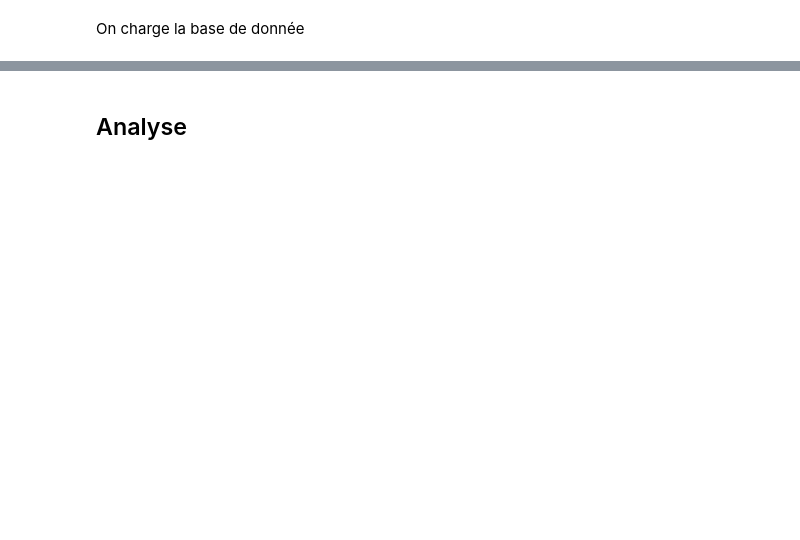
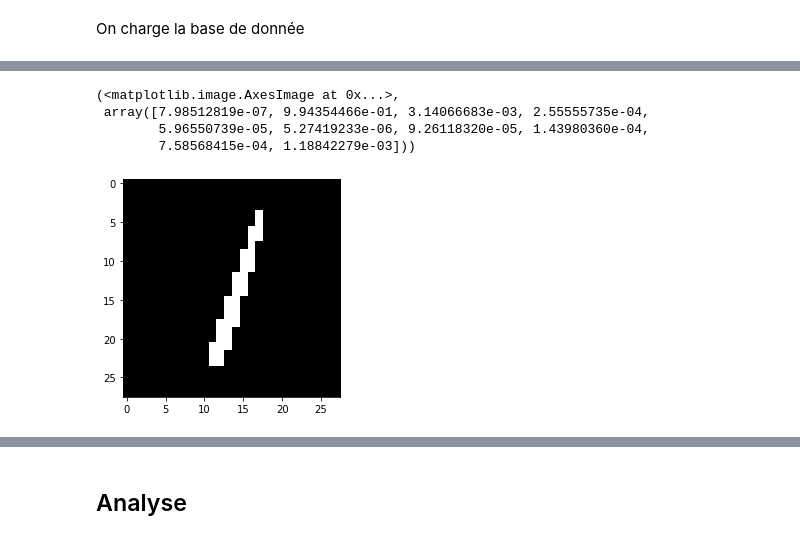
Before and after one commit to vdelale/Deep-Learning-II---Master-DS, a Jupyter notebook: Etude_MNIST.ipynb, the cells around one changed output, grey strips where cells are left out. Cells and saved outputs as stored; diff of their text form; code cells hidden in the pictures; blank space fills up the shorter version.

```diff
--- a/Etude_MNIST.ipynb
+++ b/Etude_MNIST.ipynb
@@ -97,0 +100,9 @@ plt.imshow(X_train[i].reshape(28,28),cmap='gray'),np.argmax(y_train[i])
+# %%
+i=2
+plt.imshow(X_test[i].reshape(28,28),cmap='gray'),probs[i]
+# %% [output]
+(<matplotlib.image.AxesImage at 0x...>,
+ array([7.98512819e-07, 9.94354466e-01, 3.14066683e-03, 2.55555735e-04,
+        5.96550739e-05, 5.27419233e-06, 9.26118320e-05, 1.43980360e-04,
+        7.58568415e-04, 1.18842279e-03]))
+[figure, added]
```
Also changed, not shown: parts of 13 cells of this notebook.
